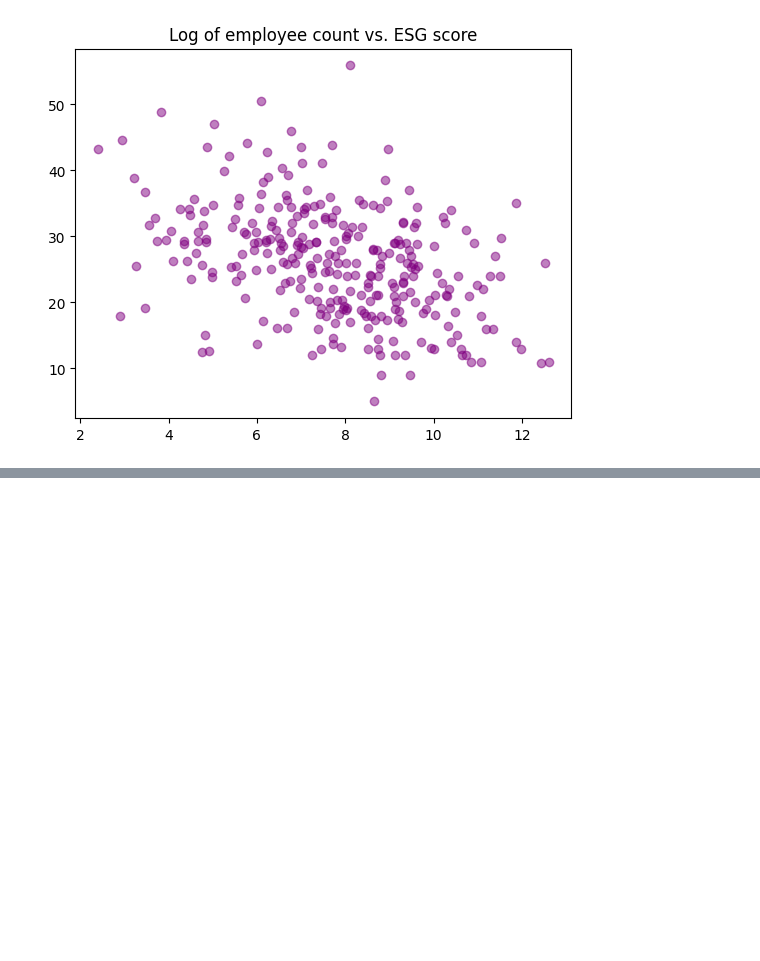
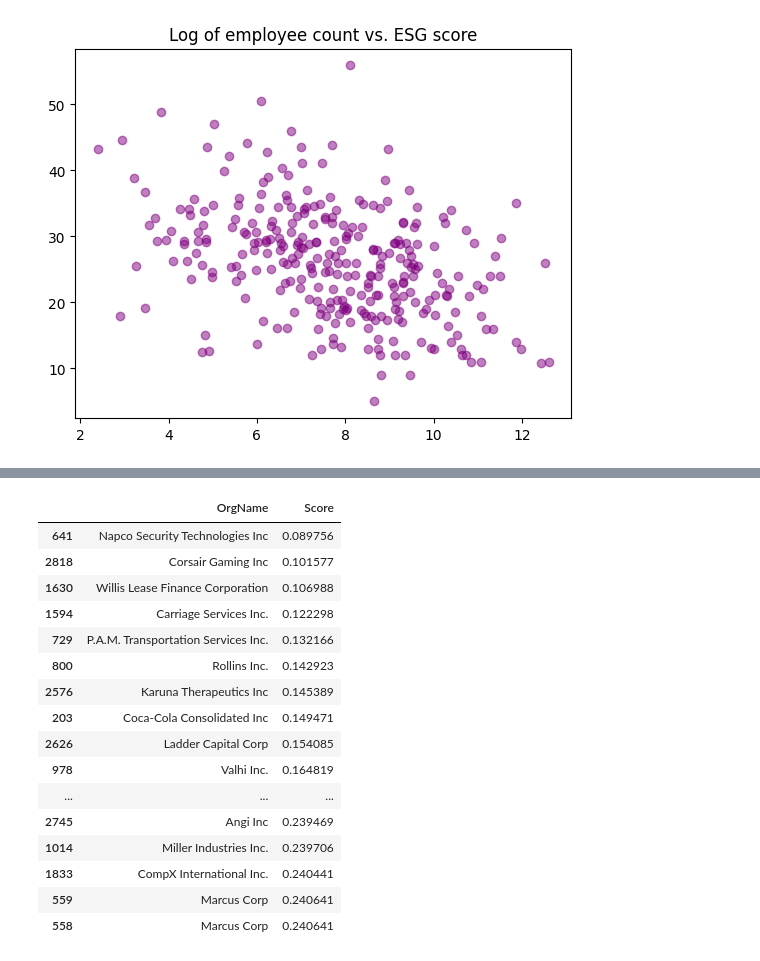
Before and after one commit to pheebini/s-ds491, a Jupyter notebook: SDS_Senior_Project.ipynb, the cells around one changed output, grey strips where cells are left out. Saved outputs shown, nothing was run; the diff lists cells and outputs as text; code cells hidden in the pictures; blank space fills up the shorter version.

```diff
--- a/SDS_Senior_Project.ipynb
+++ b/SDS_Senior_Project.ipynb
@@ -1206,0 +1191,20 @@ strong multicollinearity or other numerical problems.
+# %%
+refinitiv_merge.sort_values(by="Score", ascending=True)[:50].iloc[:,[15, 2]]
+# %% [output]
+|  | OrgName | Score |
+| 641 | Napco Security Technologies Inc | 0.089756 |
+| 2818 | Corsair Gaming Inc | 0.101577 |
+| 1630 | Willis Lease Finance Corporation | 0.106988 |
+| 1594 | Carriage Services Inc. | 0.122298 |
+| 729 | P.A.M. Transportation Services Inc. | 0.132166 |
+| 800 | Rollins Inc. | 0.142923 |
+| 2576 | Karuna Therapeutics Inc | 0.145389 |
+| 203 | Coca-Cola Consolidated Inc | 0.149471 |
+| 2626 | Ladder Capital Corp | 0.154085 |
+| 978 | Valhi Inc. | 0.164819 |
+| ... | ... | ... |
+| 2745 | Angi Inc | 0.239469 |
+| 1014 | Miller Industries Inc. | 0.239706 |
+| 1833 | CompX International Inc. | 0.240441 |
+| 559 | Marcus Corp | 0.240641 |
+| 558 | Marcus Corp | 0.240641 |
```
Also changed, not shown: parts of 96 cells of this notebook.
